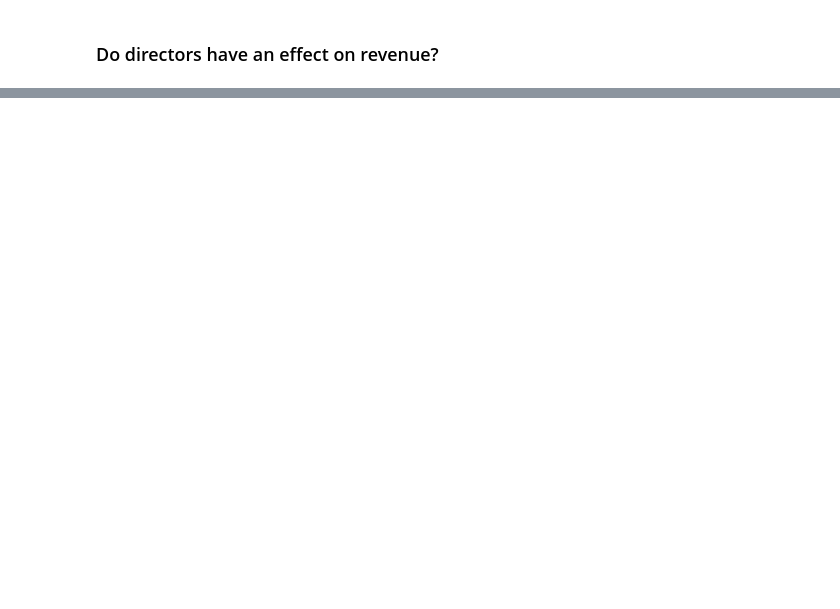
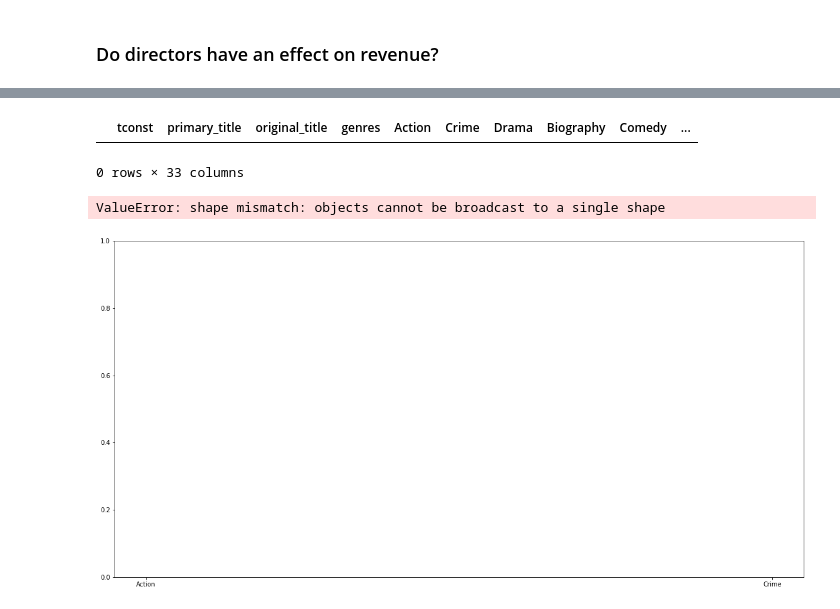
Before and after one commit to andypeng93/Movie_Project, a Jupyter notebook: Movie Project - Andy.ipynb, the cells around one changed output, grey strips where cells are left out. Saved outputs shown, nothing was run; the diff lists cells and outputs as text; code cells hidden in the pictures; blank space fills up the shorter version.

```diff
--- a/Movie Project - Andy.ipynb
+++ b/Movie Project - Andy.ipynb
@@ -323,0 +487,3 @@ As we can see there is no correlation between runtime minutes and ratings of mov
+# %%
+genre_data = create_df(genre_list(genre_data))
+genre_data.head()
@@ -323,0 +498,6 @@ As we can see there is no correlation between runtime minutes and ratings of mov
+# %%
+#Now to reads all the genres of each row and assign them the value of 1
+for ind in genre_data.index:
+    genres = genre_data['genres'][ind].split(',')
+    for genre in genres:
+        genre_data.loc[ind, genre] = 1
@@ -323,0 +517,5 @@ As we can see there is no correlation between runtime minutes and ratings of mov
+# %%
+#Create the dataframe containing our genres and ratings
+genre_ratings = pd.merge(genre_data, ratings_data, on = 'tconst')
+display(genre_ratings.head())
+len(genre_ratings)
@@ -323,0 +535,5 @@ As we can see there is no correlation between runtime minutes and ratings of mov
+# %%
+x_values = genre_list(genre_data)
+y_values = []
+for x in x_values:
+    y_values.append(genre_ratings[genre_ratings[x] == 1]['averagerating'].mean())
@@ -323,0 +577,18 @@ As we can see there is no correlation between runtime minutes and ratings of mov
+# %%
+genre_ratings[genre_ratings['Talk-Show'] == 1]
+#We can drop this column out of our calculation because there is no result.
+# %% [output]
+|  | tconst | primary_title | original_title | genres | Action | Crime | Drama | Biography | Comedy | ... |
+0 rows × 33 columns
+# %%
+y_pos = np.arange(len(x_values))
+plt.figure(figsize = (20,10))
+plt.bar(x_values, y_values, align='center', alpha = 0.5)
+plt.xticks(x_values, fontsize = 15, rotation = -20)
+plt.yticks(fontsize = 15)
+plt.ylabel('Average Ratings', fontsize = 20)
+plt.xlabel("Genre", fontsize = 20)
+plt.title("Genre's Average Movie Ratings", fontsize = 20)
+# %% [output]
+ValueError: shape mismatch: objects cannot be broadcast to a single shape
+[figure, added]
```
Also changed, not shown: parts of 29 cells of this notebook.
